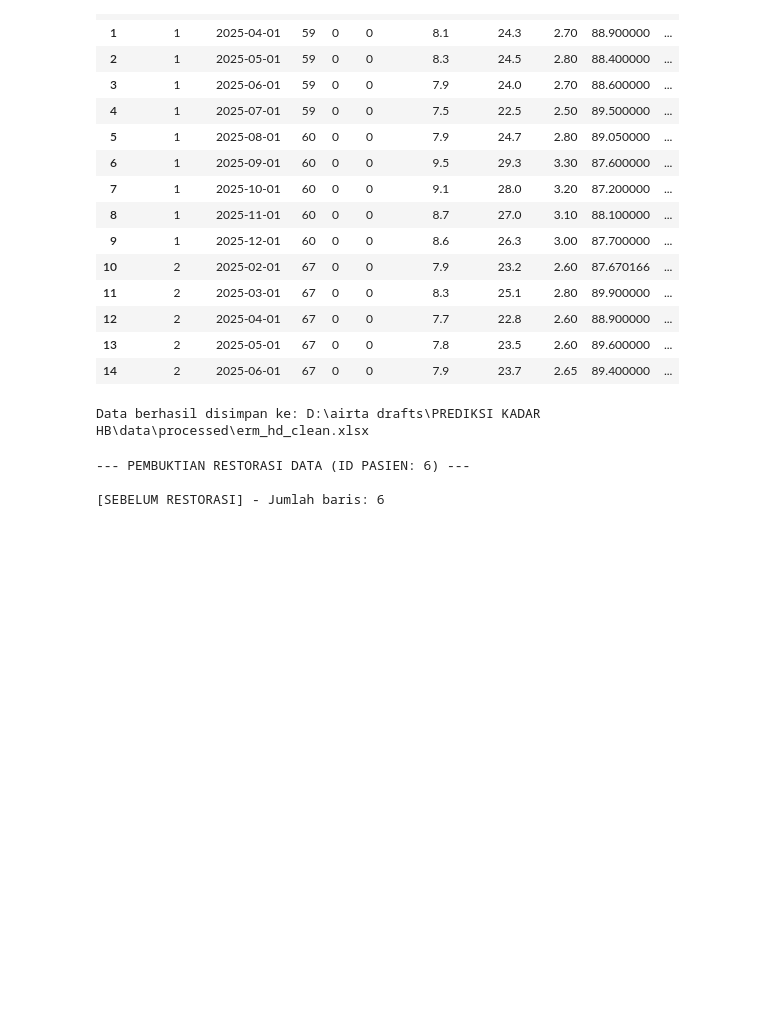
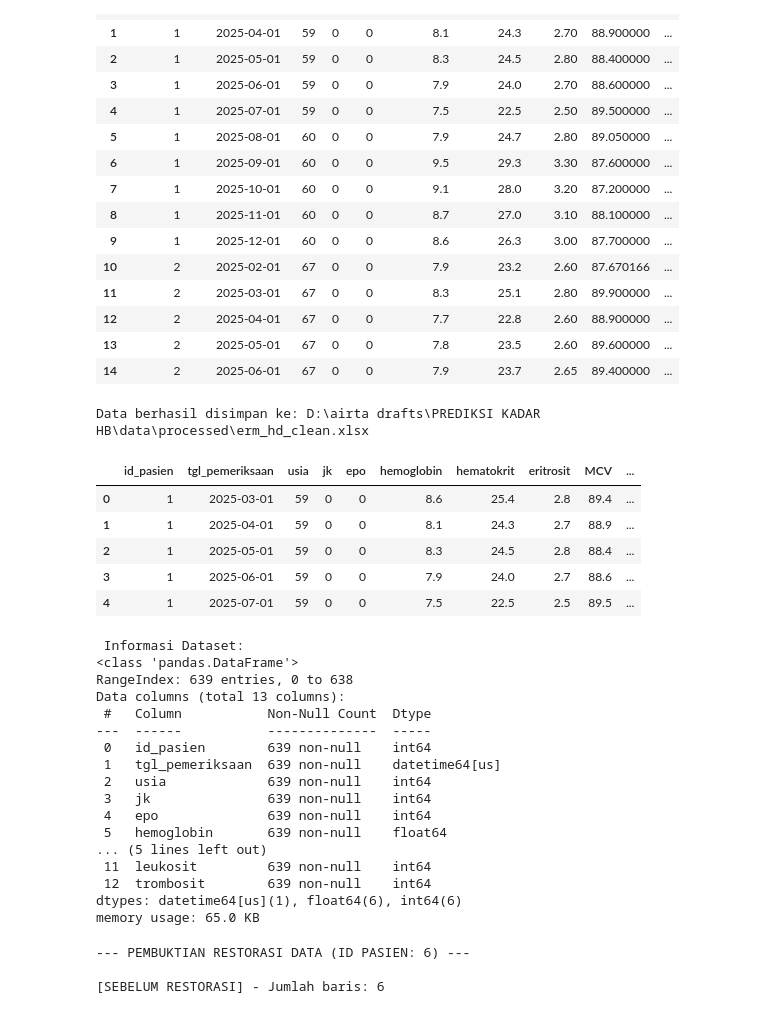
Before and after one commit to airtaprtw/PREDIKSI-KADAR-HB, a Jupyter notebook: notebooks/01_EDA.ipynb, the cells around one changed output. Drawn from its saved outputs; the diff is of its cells as text; code cells hidden in the pictures; blank space fills up the shorter version.

```diff
--- a/notebooks/01_EDA.ipynb
+++ b/notebooks/01_EDA.ipynb
@@ -356,6 +356,42 @@ df_complete.to_excel(path_tujuan, index=False)
 print(f"Data berhasil disimpan ke: {path_tujuan}")
 # %% [output]
 Data berhasil disimpan ke: D:\airta drafts\PREDIKSI KADAR HB\data\processed\erm_hd_clean.xlsx
+# %%
+file_path = r'D:\airta drafts\PREDIKSI KADAR HB\data\processed\erm_hd_clean.xlsx'
+
+try:
+    df_complete = pd.read_excel(file_path)
+    display(df_complete.head())
+
+    print("\n Informasi Dataset:")
+    df_complete.info()
+
+except Exception as e:
+    print(f"Terjadi kesalahan: {e}")
+# %% [output]
+|  | id_pasien | tgl_pemeriksaan | usia | jk | epo | hemoglobin | hematokrit | eritrosit | MCV | ... |
+| 0 | 1 | 2025-03-01 | 59 | 0 | 0 | 8.6 | 25.4 | 2.8 | 89.4 | ... |
+| 1 | 1 | 2025-04-01 | 59 | 0 | 0 | 8.1 | 24.3 | 2.7 | 88.9 | ... |
+| 2 | 1 | 2025-05-01 | 59 | 0 | 0 | 8.3 | 24.5 | 2.8 | 88.4 | ... |
+| 3 | 1 | 2025-06-01 | 59 | 0 | 0 | 7.9 | 24.0 | 2.7 | 88.6 | ... |
+| 4 | 1 | 2025-07-01 | 59 | 0 | 0 | 7.5 | 22.5 | 2.5 | 89.5 | ... |
+ Informasi Dataset:
+<class 'pandas.DataFrame'>
+RangeIndex: 639 entries, 0 to 638
+Data columns (total 13 columns):
+ #   Column           Non-Null Count  Dtype
+---  ------           --------------  -----
+ 0   id_pasien        639 non-null    int64
+ 1   tgl_pemeriksaan  639 non-null    datetime64[us]
+ 2   usia             639 non-null    int64
+ 3   jk               639 non-null    int64
+ 4   epo              639 non-null    int64
+ 5   hemoglobin       639 non-null    float64
+... (5 lines left out)
+ 11  leukosit         639 non-null    int64
+ 12  trombosit        639 non-null    int64
+dtypes: datetime64[us](1), float64(6), int64(6)
+memory usage: 65.0 KB
 # %%
 # END OF CODE PREPROCESSING
 # %%
```
Also changed, not shown: parts of 2 cells of this notebook, 3 other files.
